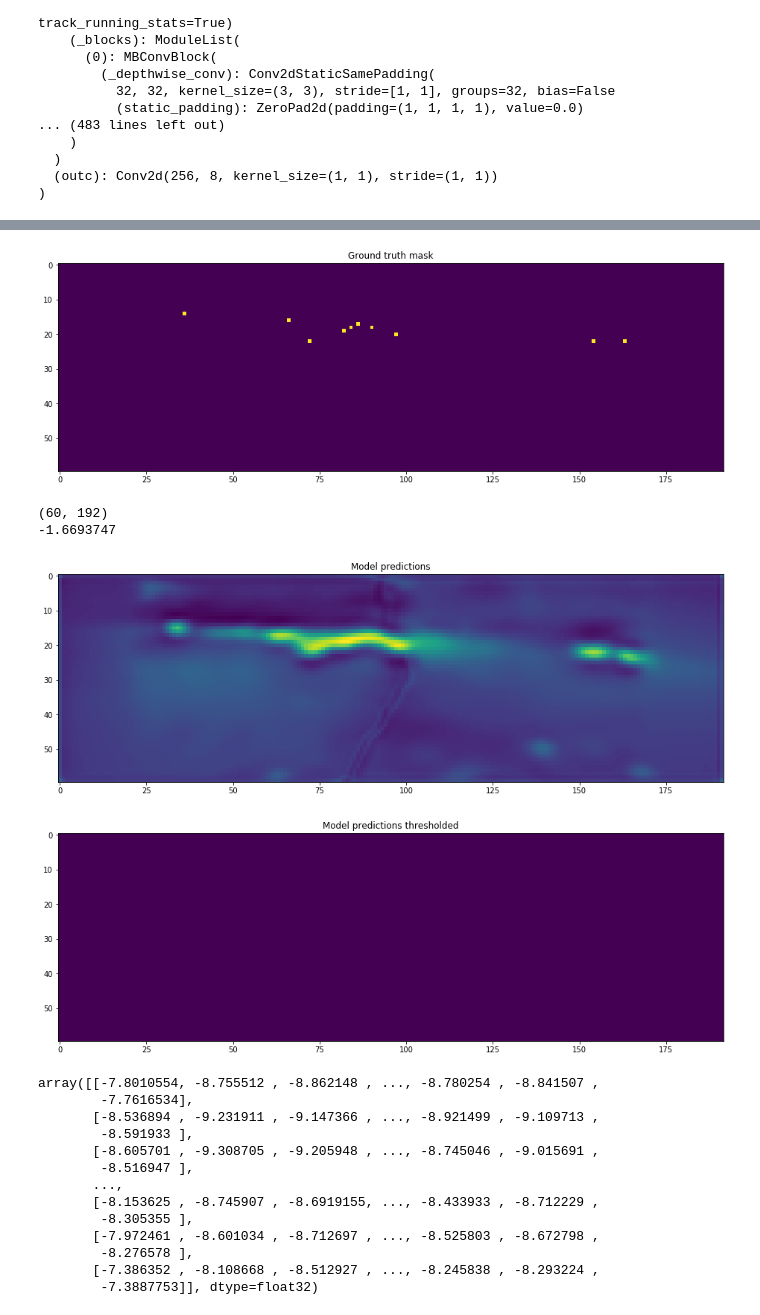
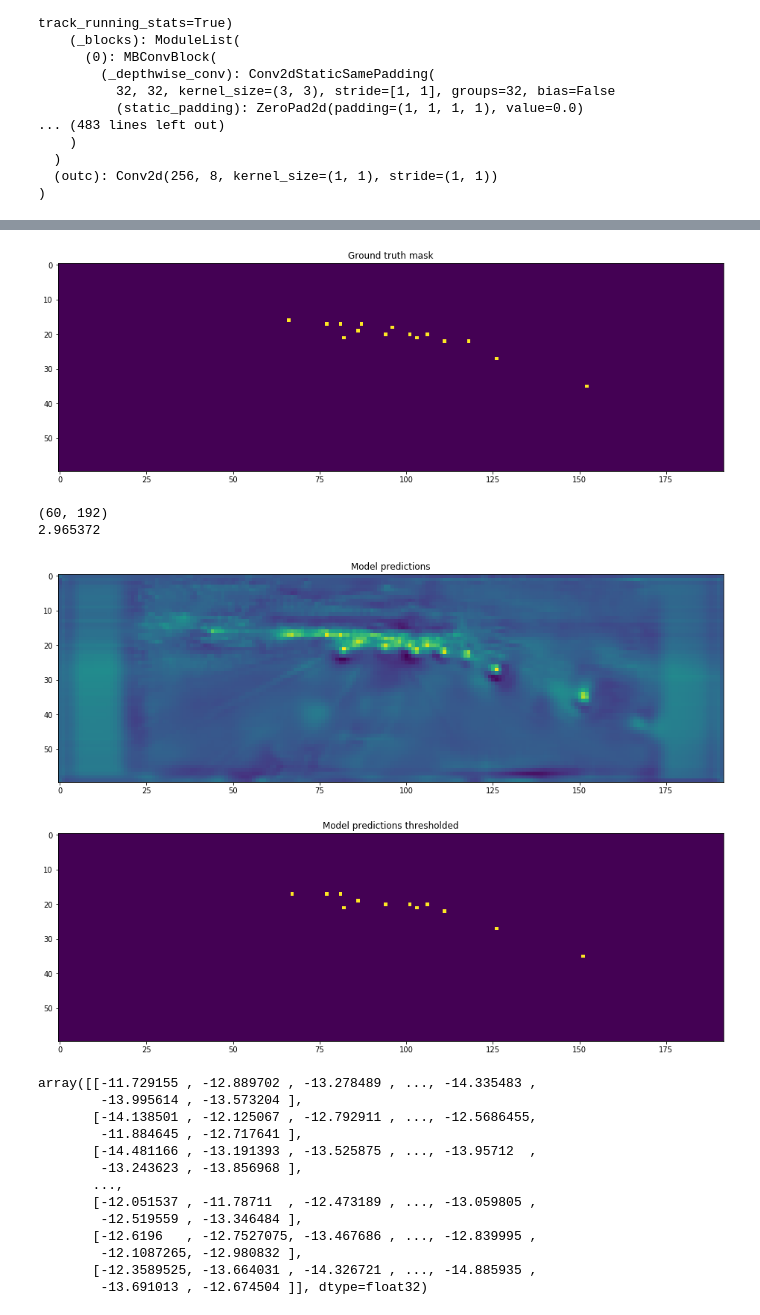
Before and after one commit to shawn3298317/kaggle-pku, a Jupyter notebook: test_model_submit.ipynb, the cells around one changed output, grey strips where cells are left out. Drawn from its saved outputs; the diff is of its cells as text; code cells hidden in the pictures.

```diff
--- a/test_model_submit.ipynb
+++ b/test_model_submit.ipynb
@@ -34,7 +34,7 @@ test_loader = DataLoader(dataset=test_dataset, batch_size=BATCH_SIZE, shuffle=Fa
 # %%
 device = torch.device("cuda")
 model = MyUNet(8).to(device)
-model.load_state_dict(torch.load("model.pth"))
+model.load_state_dict(torch.load("ckpt/model.pth"))
 # %% [output]
 Loaded pretrained weights for efficientnet-b0
 <All keys matched successfully>
@@ -59,7 +59,7 @@ MyUNet(
   (outc): Conv2d(256, 8, kernel_size=(1, 1), stride=(1, 1))
 )
 # %%
-img, mask, regr = dev_dataset[0]
+img, mask, regr = dev_dataset[1]
 
 plt.figure(figsize=(16,16))
 plt.title('Input image')
@@ -92,21 +92,21 @@ logits
-[figure, old version]
+[figure, new version]
 (60, 192)
--1.6693747
+2.965372
-[figure, old version]
+[figure, new version]
-[figure, old version]
+[figure, new version]
-array([[-7.8010554, -8.755512 , -8.862148 , ..., -8.780254 , -8.841507 ,
-        -7.7616534],
-       [-8.536894 , -9.231911 , -9.147366 , ..., -8.921499 , -9.109713 ,
-        -8.591933 ],
-       [-8.605701 , -9.308705 , -9.205948 , ..., -8.745046 , -9.015691 ,
-        -8.516947 ],
+array([[-11.729155 , -12.889702 , -13.278489 , ..., -14.335483 ,
+        -13.995614 , -13.573204 ],
+       [-14.138501 , -12.125067 , -12.792911 , ..., -12.5686455,
+        -11.884645 , -12.717641 ],
+       [-14.481166 , -13.191393 , -13.525875 , ..., -13.95712  ,
+        -13.243623 , -13.856968 ],
        ...,
-       [-8.153625 , -8.745907 , -8.6919155, ..., -8.433933 , -8.712229 ,
-        -8.305355 ],
-       [-7.972461 , -8.601034 , -8.712697 , ..., -8.525803 , -8.672798 ,
-        -8.276578 ],
-       [-7.386352 , -8.108668 , -8.512927 , ..., -8.245838 , -8.293224 ,
-        -7.3887753]], dtype=float32)
+       [-12.051537 , -11.78711  , -12.473189 , ..., -13.059805 ,
+        -12.519559 , -13.346484 ],
+       [-12.6196   , -12.7527075, -13.467686 , ..., -12.839995 ,
+        -12.1087265, -12.980832 ],
+       [-12.3589525, -13.664031 , -14.326721 , ..., -14.885935 ,
+        -13.691013 , -12.674504 ]], dtype=float32)
 # %%
 from util import *
 
```
Also changed, not shown: parts of 3 cells of this notebook, 2 other files.
